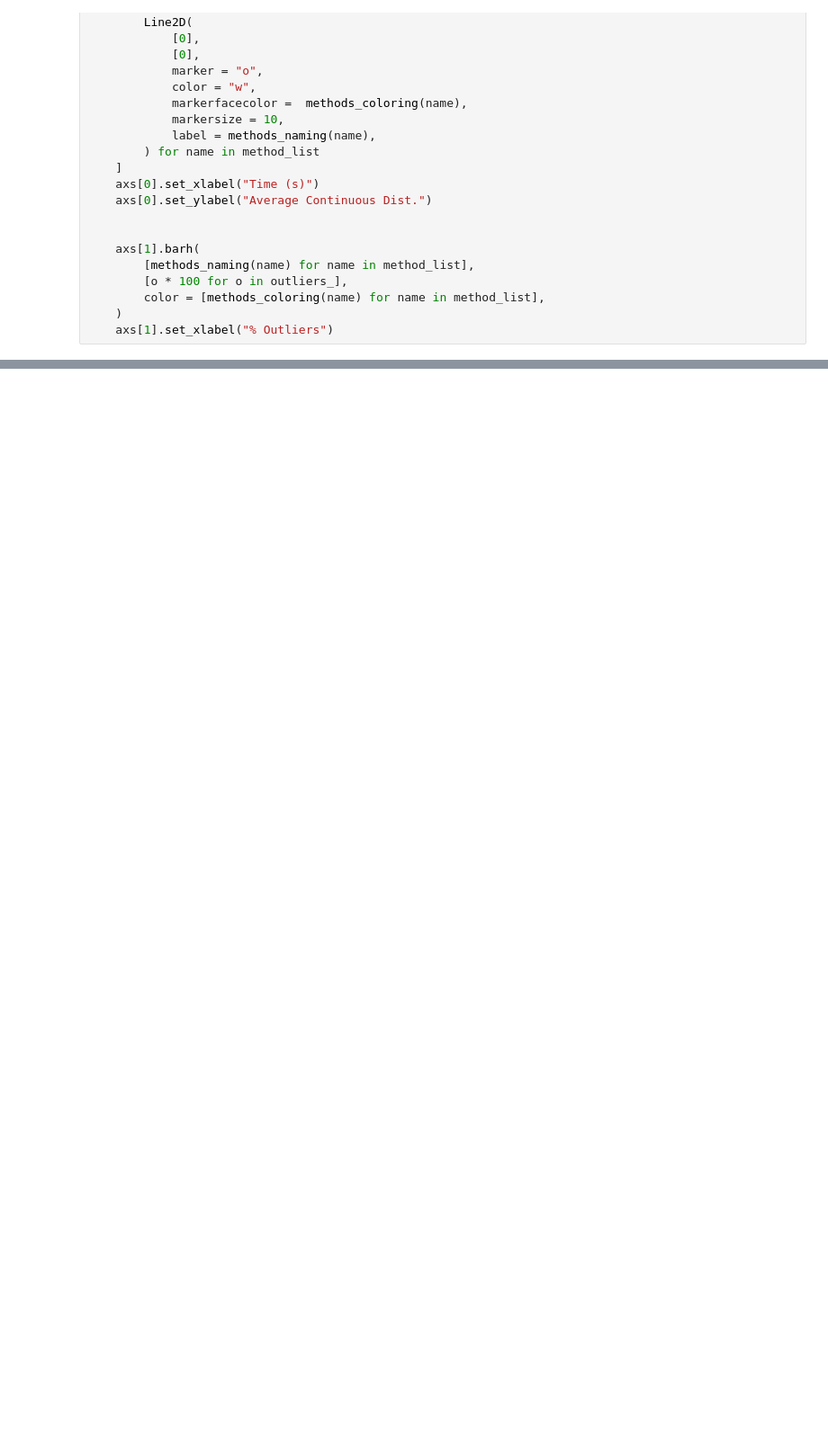
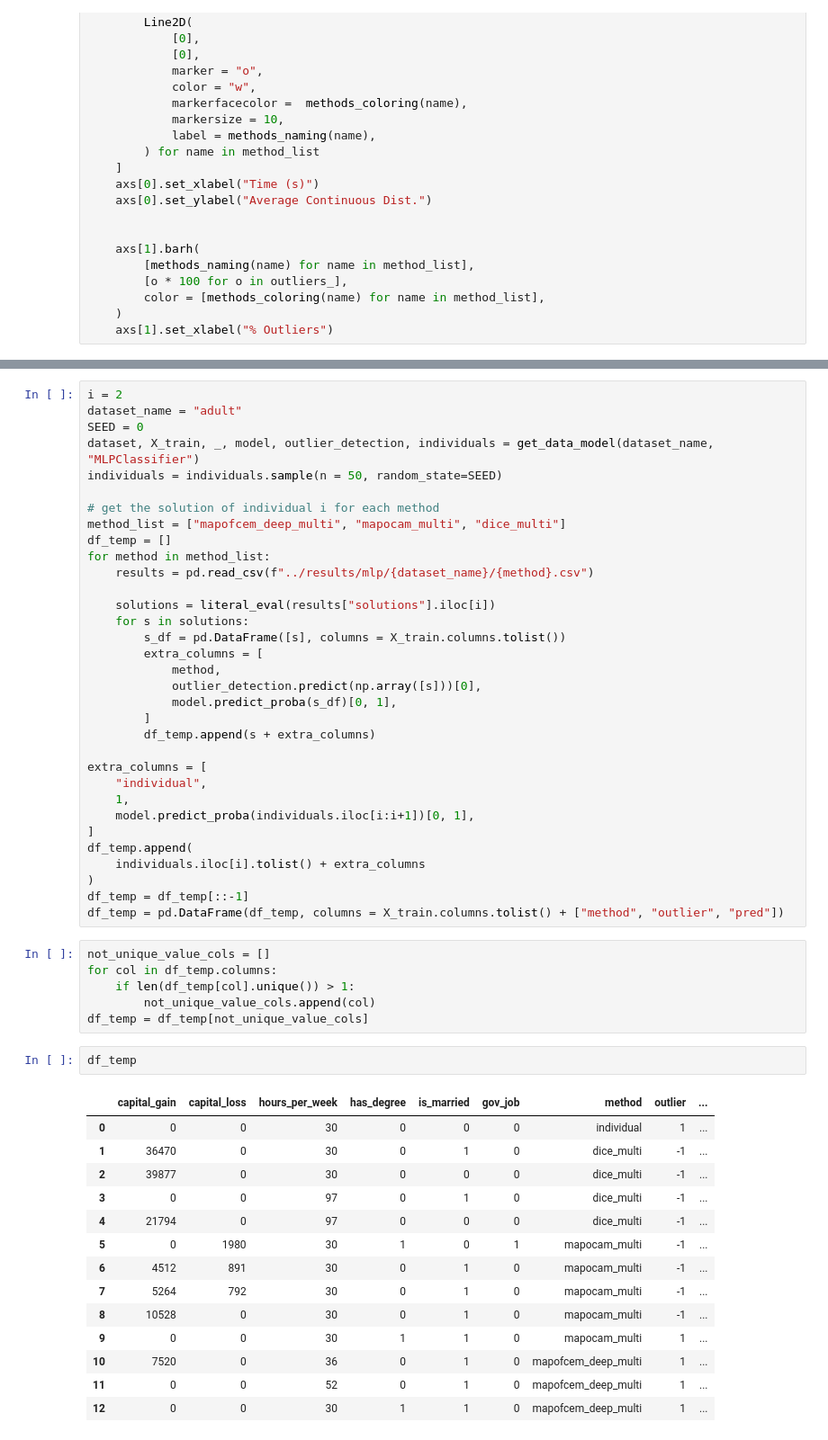
Before and after one commit to hiaac-finance/cfmining, a Jupyter notebook: notebooks/generate_figures.ipynb, the cells around one changed output, grey strips where cells are left out. Shown at 90% size. Cells and saved outputs as stored; diff of their text form; blank space fills up the shorter version.

```diff
--- a/notebooks/generate_figures.ipynb
+++ b/notebooks/generate_figures.ipynb
@@ -181,0 +341,56 @@ plt.savefig("../figures/percentile_legend.pdf", dpi = 300)
+# %%
+i = 2
+dataset_name = "adult"
+SEED = 0
+dataset, X_train, _, model, outlier_detection, individuals = get_data_model(dataset_name, "MLPClassifier")
+individuals = individuals.sample(n = 50, random_state=SEED)
+
+# get the solution of individual i for each method
+method_list = ["mapofcem_deep_multi", "mapocam_multi", "dice_multi"]
+df_temp = []
+for method in method_list:
+    results = pd.read_csv(f"../results/mlp/{dataset_name}/{method}.csv")
+
+    solutions = literal_eval(results["solutions"].iloc[i])
+    for s in solutions:
+        s_df = pd.DataFrame([s], columns = X_train.columns.tolist())
+        extra_columns = [
+            method,
+            outlier_detection.predict(np.array([s]))[0],
+            model.predict_proba(s_df)[0, 1],
+        ]
+        df_temp.append(s + extra_columns)
+
+extra_columns = [
+    "individual",
+    1,
+    model.predict_proba(individuals.iloc[i:i+1])[0, 1],
+]
+df_temp.append(
+    individuals.iloc[i].tolist() + extra_columns
+)
+df_temp = df_temp[::-1]
+df_temp = pd.DataFrame(df_temp, columns = X_train.columns.tolist() + ["method", "outlier", "pred"])
+# %%
+not_unique_value_cols = []
+for col in df_temp.columns:
+    if len(df_temp[col].unique()) > 1:
+        not_unique_value_cols.append(col)
+df_temp = df_temp[not_unique_value_cols]
+# %%
+df_temp
+# %% [output]
+|  | capital_gain | capital_loss | hours_per_week | has_degree | is_married | gov_job | method | outlier | ... |
+| 0 | 0 | 0 | 30 | 0 | 0 | 0 | individual | 1 | ... |
+| 1 | 36470 | 0 | 30 | 0 | 1 | 0 | dice_multi | -1 | ... |
+| 2 | 39877 | 0 | 30 | 0 | 0 | 0 | dice_multi | -1 | ... |
+| 3 | 0 | 0 | 97 | 0 | 1 | 0 | dice_multi | -1 | ... |
+| 4 | 21794 | 0 | 97 | 0 | 0 | 0 | dice_multi | -1 | ... |
+| 5 | 0 | 1980 | 30 | 1 | 0 | 1 | mapocam_multi | -1 | ... |
+| 6 | 4512 | 891 | 30 | 0 | 1 | 0 | mapocam_multi | -1 | ... |
+| 7 | 5264 | 792 | 30 | 0 | 1 | 0 | mapocam_multi | -1 | ... |
+| 8 | 10528 | 0 | 30 | 0 | 1 | 0 | mapocam_multi | -1 | ... |
+| 9 | 0 | 0 | 30 | 1 | 1 | 0 | mapocam_multi | 1 | ... |
+| 10 | 7520 | 0 | 36 | 0 | 1 | 0 | mapofcem_deep_multi | 1 | ... |
+| 11 | 0 | 0 | 52 | 0 | 1 | 0 | mapofcem_deep_multi | 1 | ... |
+| 12 | 0 | 0 | 30 | 1 | 1 | 0 | mapofcem_deep_multi | 1 | ... |
```
Also changed, not shown: parts of 19 cells of this notebook, 5 other files.
